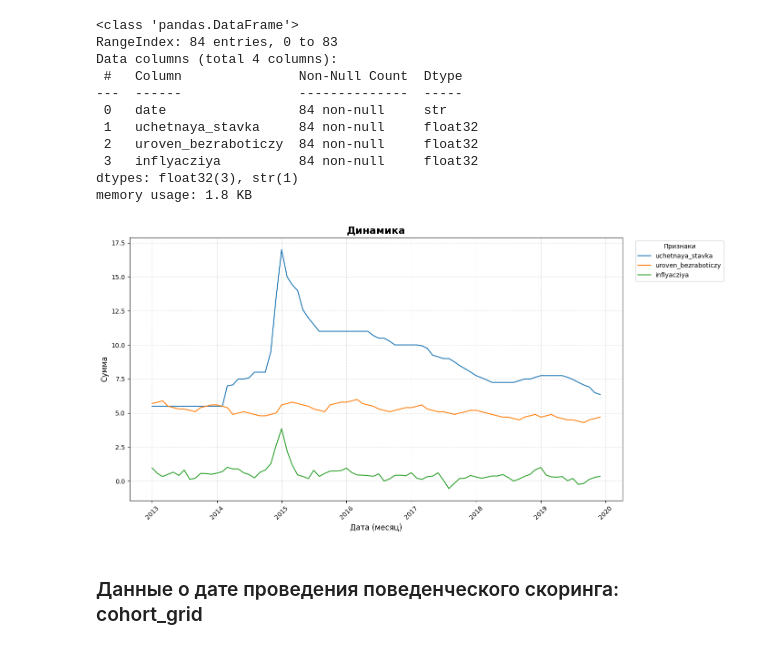
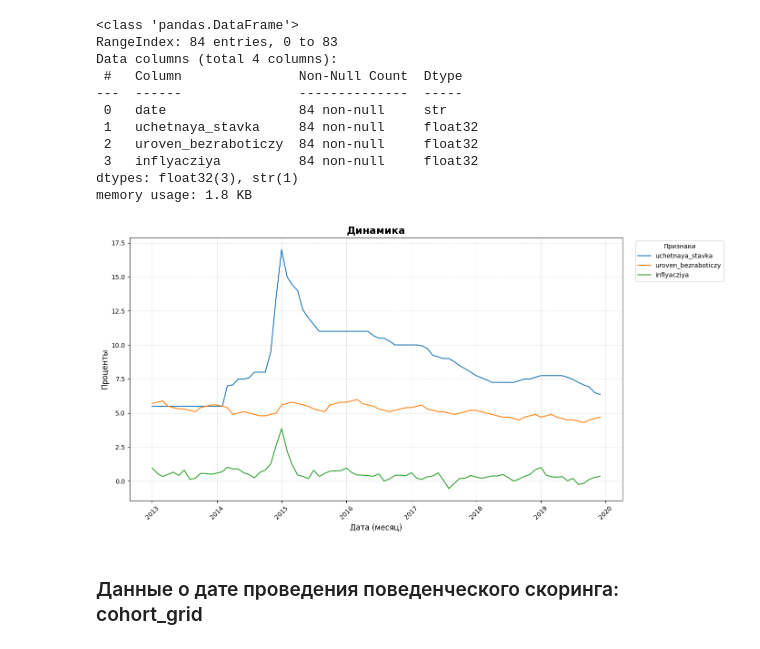
Before and after one commit to TemaQDX/sprint_15_project_behavioral_scoring, a Jupyter notebook: sprint_15_project_behavioral_scoring_Artem_Burov.ipynb, the cells around one changed output. Saved outputs shown, nothing was run; the diff lists cells and outputs as text; code cells hidden in the pictures.

```diff
--- a/sprint_15_project_behavioral_scoring_Artem_Burov.ipynb
+++ b/sprint_15_project_behavioral_scoring_Artem_Burov.ipynb
@@ -1221,9 +1295,9 @@ Data columns (total 4 columns):
 dtypes: float32(3), str(1)
 memory usage: 1.8 KB
 # %%
-plot_line_time_series(df=df0_macro_data, date_col='date', cat_cols=None, legend_title='Признаки')
+plot_line_time_series(df=df0_macro_data, date_col='date', cat_cols=None, legend_title='Признаки', ylabel='Проценты')
 # %% [output]
-[figure, old version]
+[figure, new version]
 # %% [markdown]
 ###  Данные о дате проведения поведенческого скоринга: cohort_grid
 # %%
```
Also changed, not shown: parts of 11 cells of this notebook.
